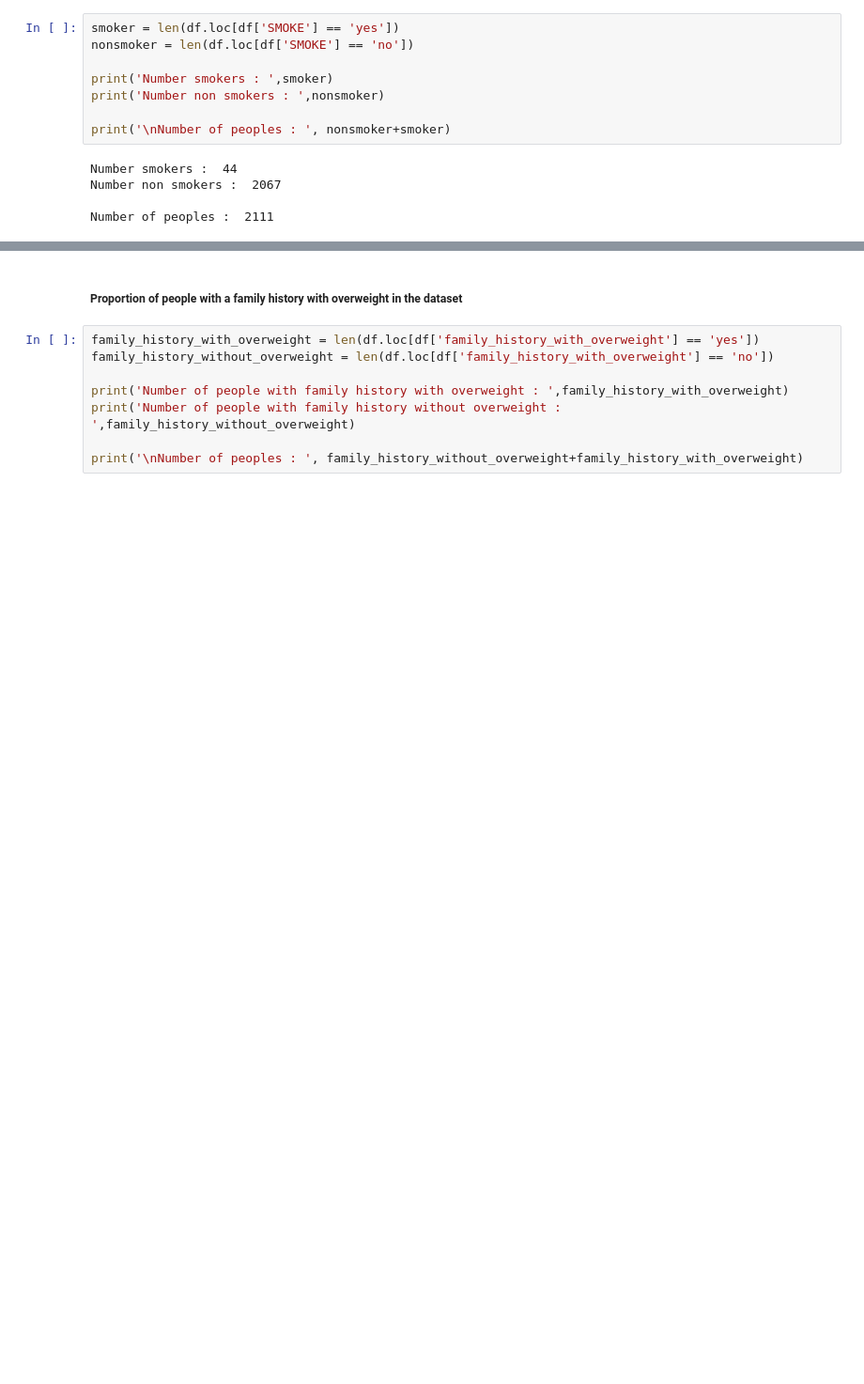
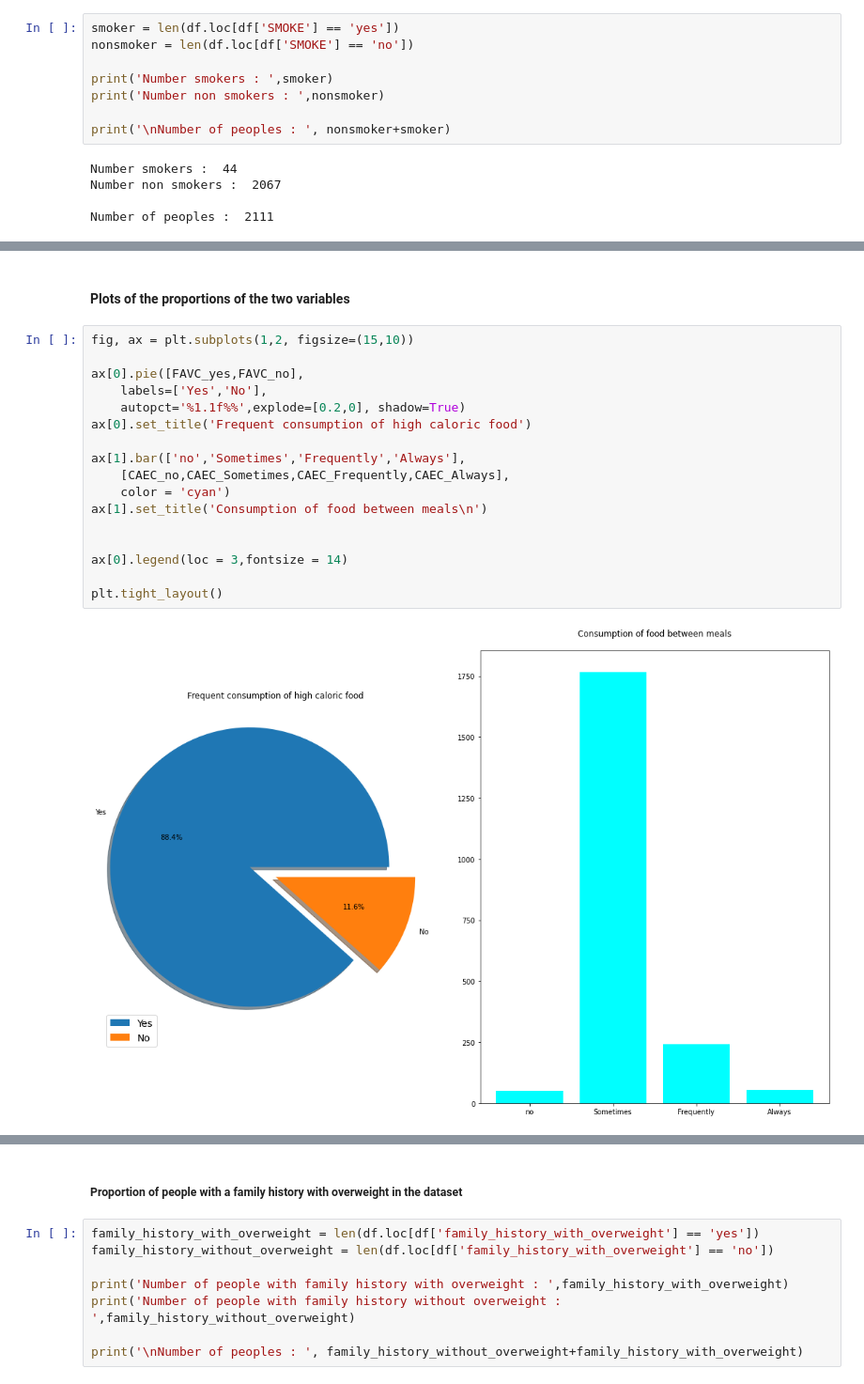
Before and after one commit to Leodespt/Projet_Python, a Jupyter notebook: NoteBook Jupyter.ipynb, the cells around one changed output, grey strips where cells are left out. Shown: that part at 94% size. Drawn from its saved outputs; the diff is of its cells as text; blank space fills up the shorter version.

```diff
--- a/NoteBook Jupyter.ipynb
+++ b/NoteBook Jupyter.ipynb
@@ -128,0 +263,21 @@ Number of peoples :  2111
+# %% [markdown]
+#### Plots of the proportions of the two variables
+# %%
+fig, ax = plt.subplots(1,2, figsize=(15,10))
+
+ax[0].pie([FAVC_yes,FAVC_no],
+    labels=['Yes','No'],
+    autopct='%1.1f%%',explode=[0.2,0], shadow=True)
+ax[0].set_title('Frequent consumption of high caloric food')
+
+ax[1].bar(['no','Sometimes','Frequently','Always'],
+    [CAEC_no,CAEC_Sometimes,CAEC_Frequently,CAEC_Always],
+    color = 'cyan')
+ax[1].set_title('Consumption of food between meals\n')
+
+
+ax[0].legend(loc = 3,fontsize = 14)
+
+plt.tight_layout()
+# %% [output]
+[figure, added]
```
Also changed, not shown: parts of 81 cells of this notebook, 1 other file.
